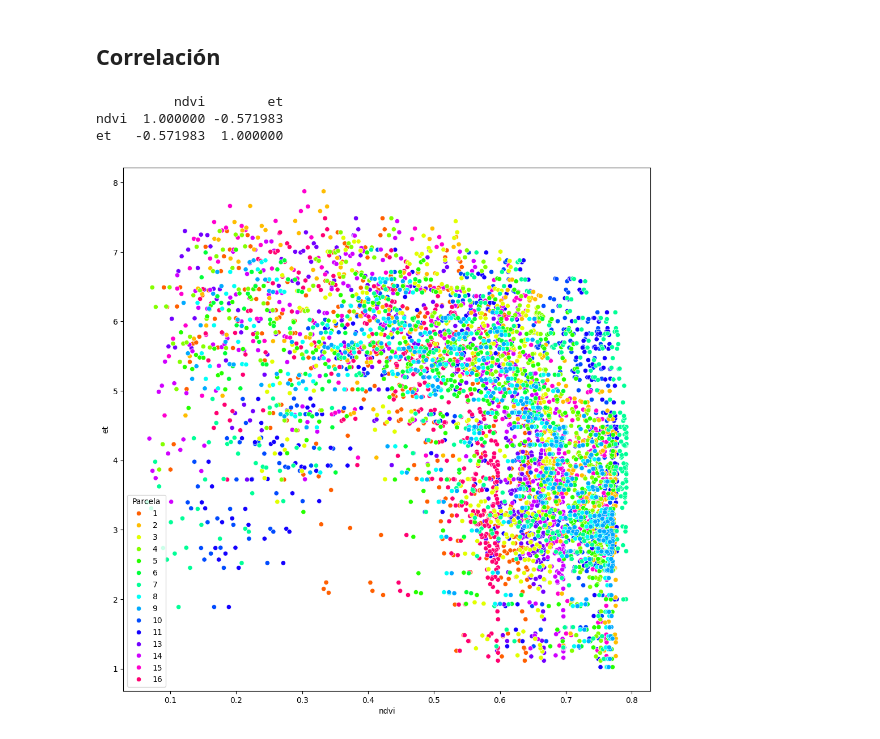
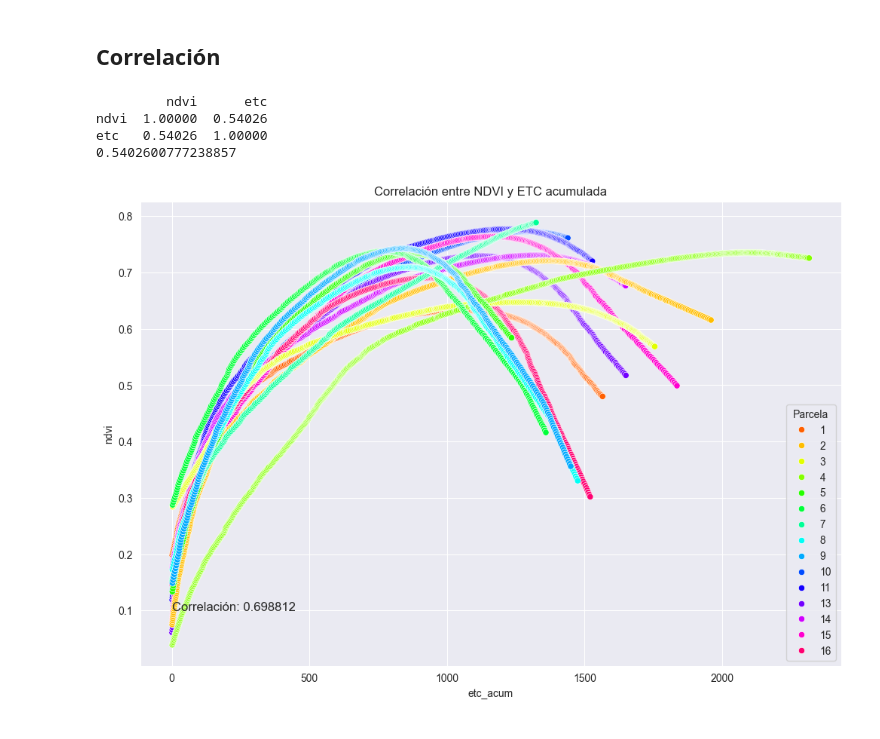
Before and after one commit to VivaldoGP/Tesis, a Jupyter notebook: data_analysis/notebooks/01_corr_data.ipynb, the cells around one changed output. Drawn from its saved outputs; the diff is of its cells as text; code cells hidden in the pictures.

Commit message:
feat: plotting tests

```diff
--- a/data_analysis/notebooks/01_corr_data.ipynb
+++ b/data_analysis/notebooks/01_corr_data.ipynb
@@ -12,7 +12,7 @@ import seaborn as sns
 # %% [markdown]
 ## Carga de datos
 # %%
-root = r"C:\Users\Isai\Documents\Tesis\code\data_analysis\all_vars\zafra2022"
+root = r"C:\Users\Isai\Documents\Tesis\code\data_analysis\all_vars\zafra2021"
 # %%
 dfs = [pd.read_csv(PurePath(root, f), parse_dates=True) for f in os.listdir(root) if f.endswith(".csv")]
 # %%
@@ -51,14 +51,19 @@ df.corr(method='spearman')
 # %%
 ids = df['Parcela'].unique()
 palette = sns.color_palette("hsv", len(ids))
-print(df[['ndvi', 'et']].corr(method='spearman'))
+print(df[['ndvi', 'etc']].corr(method='pearson'))
+print(df['ndvi'].corr(df['etc'], method='pearson'))
 
-plt.figure(figsize=(12, 12))
-sns.scatterplot(data=df, x='ndvi', y='et', hue='Parcela', palette=palette)
+plt.figure(figsize=(12, 8))
+sns.scatterplot(data=df, x='etc_acum', y='ndvi', hue='Parcela', palette=palette)
+plt.title('Correlación entre NDVI y ETC acumulada')
 plt.legend(title='Parcela')
+plt.text(0.1, 0.1, f'Correlación: {df["ndvi"].corr(df["etc_acum"], method="pearson"):3f}', fontsize=12)
+plt.savefig(PurePath(r"C:\Users\Isai\Documents\Tesis\code\revision\img\2021\correlacion", 'correlation_ndvi_etc_acum.png'), dpi=300)
 plt.show()
 # %% [output]
-          ndvi        et
-ndvi  1.000000 -0.571983
-et   -0.571983  1.000000
+         ndvi      etc
+ndvi  1.00000  0.54026
+etc   0.54026  1.00000
+0.5402600777238857
-[figure, old version]
+[figure, new version]
```
Also changed, not shown: parts of 1 cell of this notebook.
